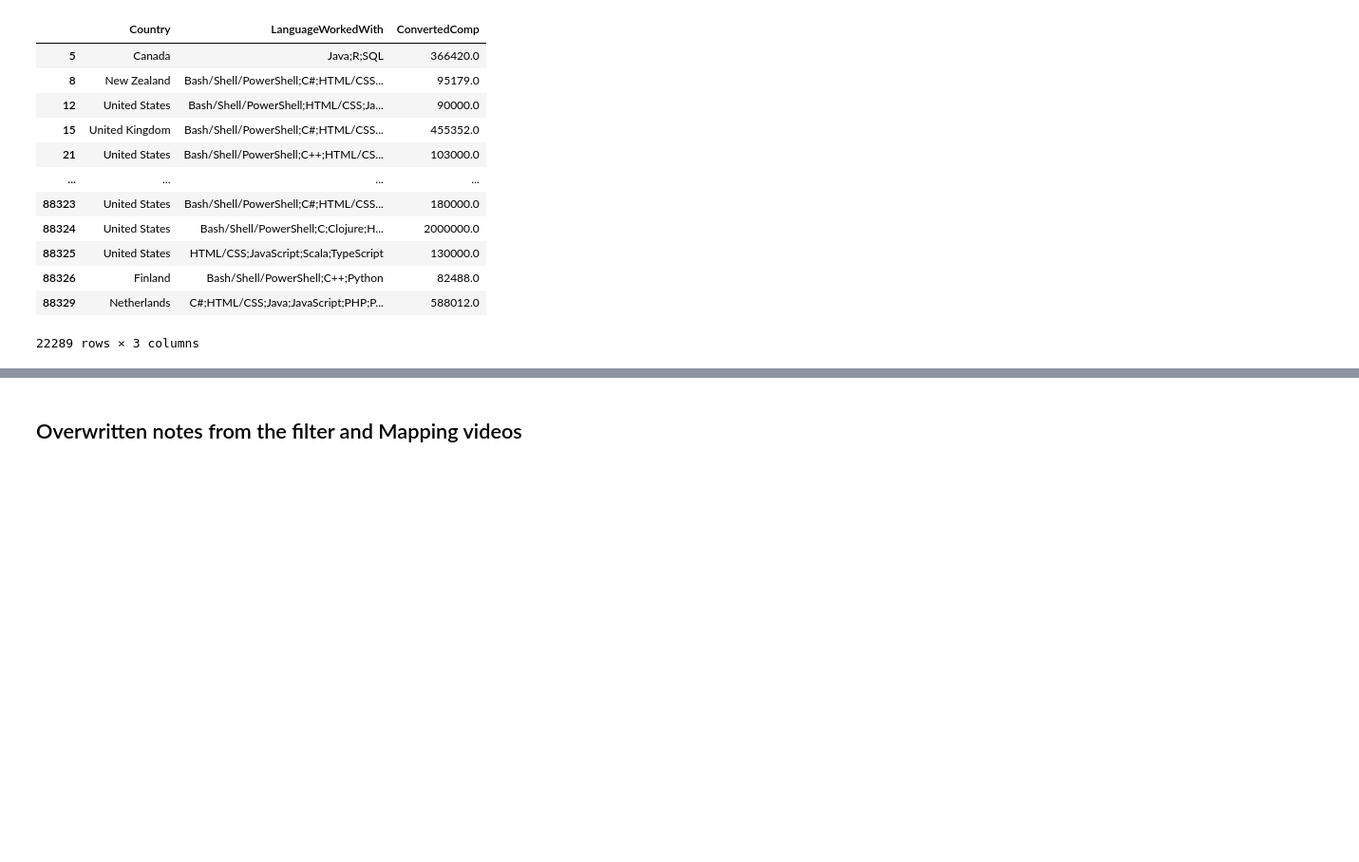
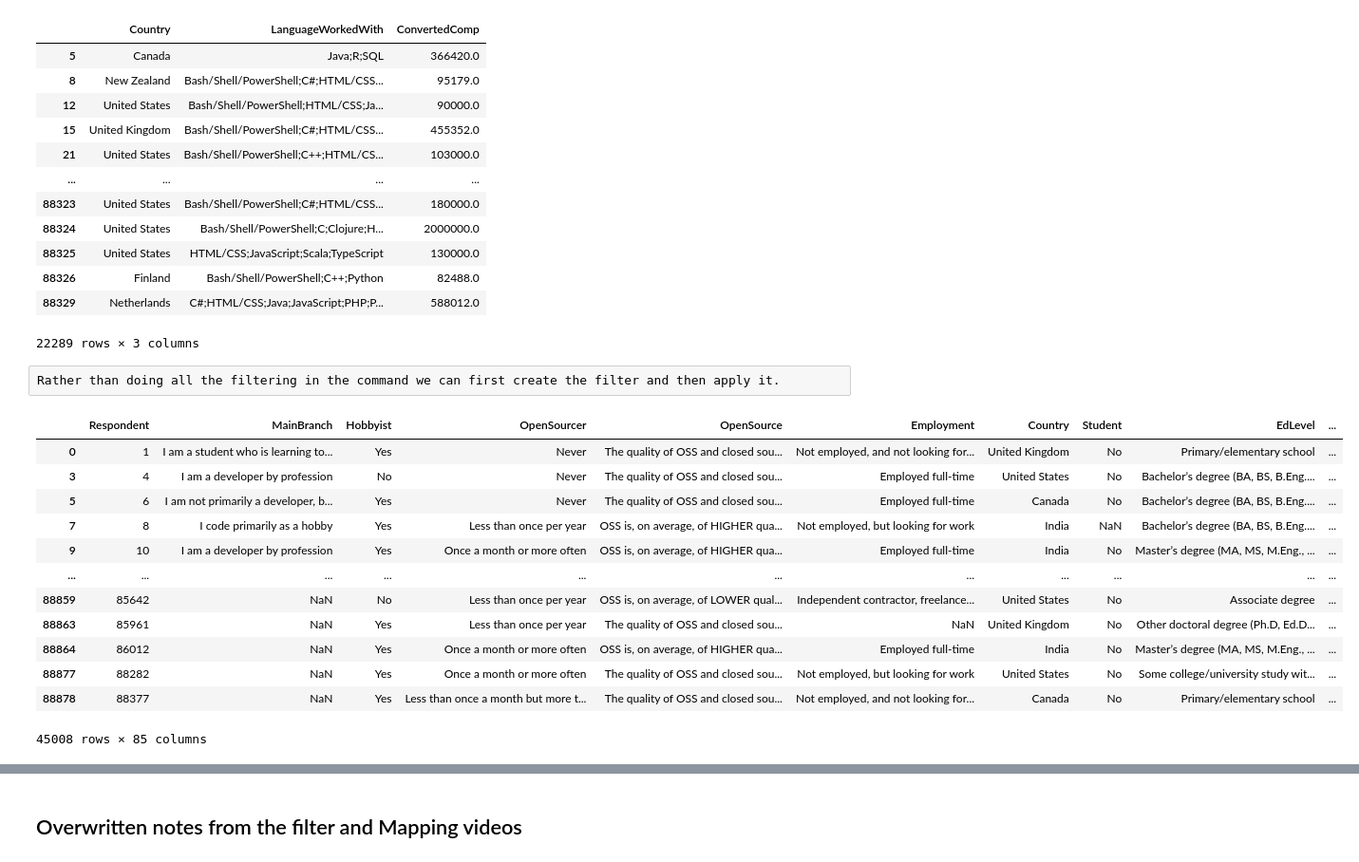
Before and after one commit to jonaspau/jupyter_tutorial, a Jupyter notebook: pandas-tutorial/pandas_tutorial.ipynb, the cells around one changed output, grey strips where cells are left out. Shown: that part at 95% size. Drawn from its saved outputs; the diff is of its cells as text; code cells hidden in the pictures; blank space fills up the shorter version.

Commit message:
Updated filters

```diff
--- a/pandas-tutorial/pandas_tutorial.ipynb
+++ b/pandas-tutorial/pandas_tutorial.ipynb
@@ -440,3 +440,23 @@ df.loc[high_sal, ["Country", "LanguageWorkedWith", "ConvertedComp"]]
 | 88326 | Finland | Bash/Shell/PowerShell;C++;Python | 82488.0 |
 | 88329 | Netherlands | C#;HTML/CSS;Java;JavaScript;PHP;P... | 588012.0 |
 22289 rows × 3 columns
+# %% [raw]
+Rather than doing all the filtering in the command we can first create the filter and then apply it.
+# %%
+countries = ["United States", "Canada", "United Kingdom", "India", "Germany"]
+f = df["Country"].isin(countries)
+df.loc[f]
+# %% [output]
+|  | Respondent | MainBranch | Hobbyist | OpenSourcer | OpenSource | Employment | Country | Student | EdLevel | ... |
+| 0 | 1 | I am a student who is learning to... | Yes | Never | The quality of OSS and closed sou... | Not employed, and not looking for... | United Kingdom | No | Primary/elementary school | ... |
+| 3 | 4 | I am a developer by profession | No | Never | The quality of OSS and closed sou... | Employed full-time | United States | No | Bachelor’s degree (BA, BS, B.Eng.... | ... |
+| 5 | 6 | I am not primarily a developer, b... | Yes | Never | The quality of OSS and closed sou... | Employed full-time | Canada | No | Bachelor’s degree (BA, BS, B.Eng.... | ... |
+| 7 | 8 | I code primarily as a hobby | Yes | Less than once per year | OSS is, on average, of HIGHER qua... | Not employed, but looking for work | India | NaN | Bachelor’s degree (BA, BS, B.Eng.... | ... |
+| 9 | 10 | I am a developer by profession | Yes | Once a month or more often | OSS is, on average, of HIGHER qua... | Employed full-time | India | No | Master’s degree (MA, MS, M.Eng., ... | ... |
+| ... | ... | ... | ... | ... | ... | ... | ... | ... | ... | ... |
+| 88859 | 85642 | NaN | No | Less than once per year | OSS is, on average, of LOWER qual... | Independent contractor, freelance... | United States | No | Associate degree | ... |
+| 88863 | 85961 | NaN | Yes | Less than once per year | The quality of OSS and closed sou... | NaN | United Kingdom | No | Other doctoral degree (Ph.D, Ed.D... | ... |
+| 88864 | 86012 | NaN | Yes | Once a month or more often | OSS is, on average, of HIGHER qua... | Employed full-time | India | No | Master’s degree (MA, MS, M.Eng., ... | ... |
+| 88877 | 88282 | NaN | Yes | Once a month or more often | The quality of OSS and closed sou... | Not employed, but looking for work | United States | No | Some college/university study wit... | ... |
+| 88878 | 88377 | NaN | Yes | Less than once a month but more t... | The quality of OSS and closed sou... | Not employed, and not looking for... | Canada | No | Primary/elementary school | ... |
+45008 rows × 85 columns
```
Also changed, not shown: parts of 1 cell of this notebook.
